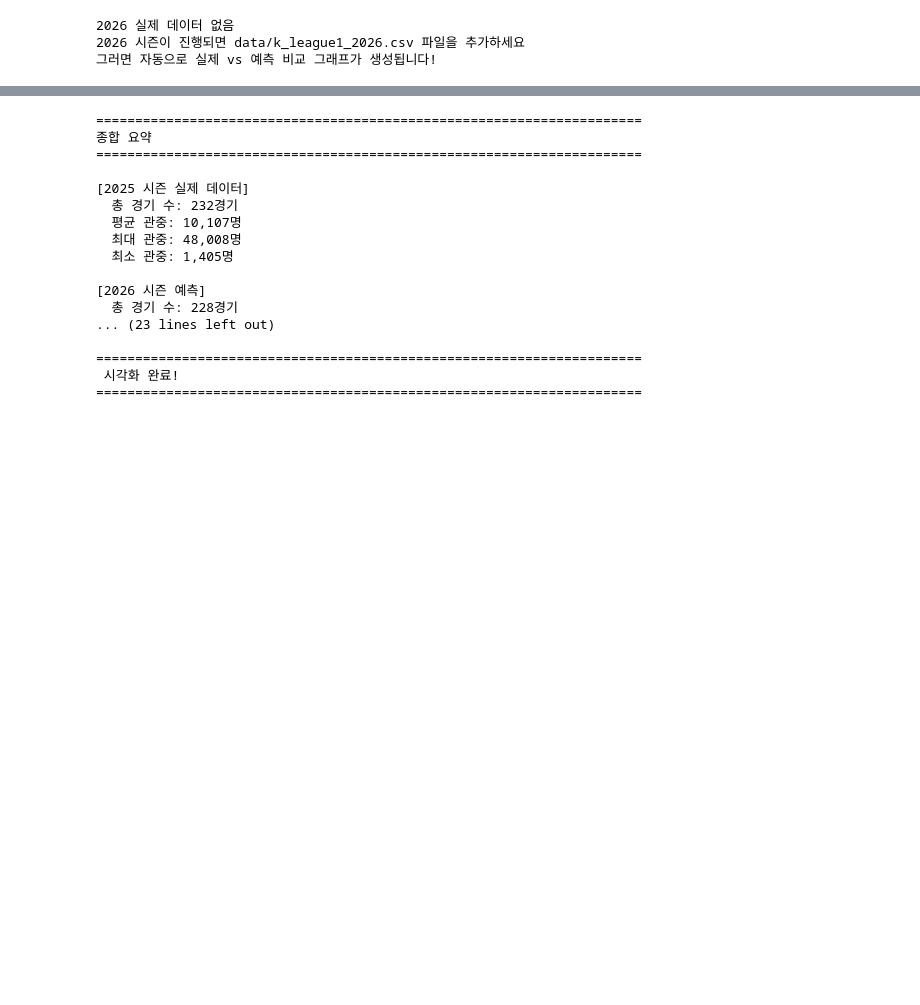
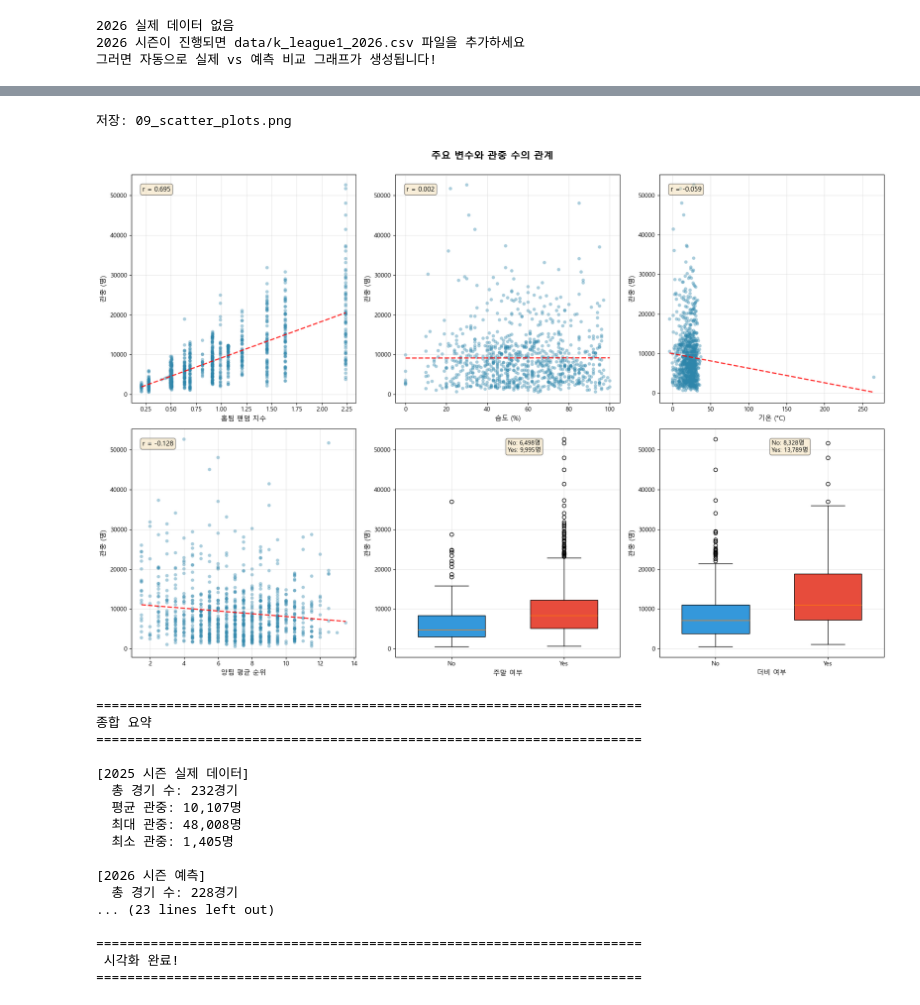
Before and after one commit to namgilwoo999/kleague-attendance-prediction-prophet, a Jupyter notebook: visualization.ipynb, the cells around one changed output, grey strips where cells are left out. Cells and saved outputs as stored; diff of their text form; code cells hidden in the pictures; blank space fills up the shorter version.

```diff
--- a/visualization.ipynb
+++ b/visualization.ipynb
@@ -589 +671,71 @@ else:
+# %%
+# 그래프 9: 주요 변수 산점도
+fig, axes = plt.subplots(2, 3, figsize=(18, 12))
+axes = axes.flatten()
+
+scatter_vars = [
+    ("home_team_factor", "홈팀 팬덤 지수"),
+    ("humidity", "습도 (%)"),
+    ("temperature", "기온 (°C)"),
+    ("rank_avg", "양팀 평균 순위"),
+    ("is_weekend", "주말 여부"),
+    ("is_derby", "더비 여부")
+]
+
+for idx, (var, title) in enumerate(scatter_vars):
+    ax = axes[idx]
+
+    if var in ["is_weekend", "is_derby"]:
+        # 카테고리형: 박스플롯
+        data_0 = df_corr[df_corr[var] == 0]["attendance"]
+        data_1 = df_corr[df_corr[var] == 1]["attendance"]
+
+        bp = ax.boxplot([data_0, data_1], tick_labels=["No", "Yes"],
+                        patch_artist=True, widths=0.6)
+        bp["boxes"][0].set_facecolor("#3498db")
+        bp["boxes"][1].set_facecolor("#e74c3c")
+
+        ax.set_xlabel(title, fontsize=11)
+        ax.set_ylabel("관중 (명)", fontsize=11)
+
+        # 평균값 표시
+        avg_0 = data_0.mean()
+        avg_1 = data_1.mean()
+        ax.text(0.5, 0.95, f"No: {avg_0:,.0f}명\nYes: {avg_1:,.0f}명",
+                transform=ax.transAxes, fontsize=10,
+                verticalalignment="top", bbox=dict(boxstyle="round",
+                facecolor="wheat", alpha=0.5))
+    else:
+        # 연속형: 산점도 + 추세선
+        ax.scatter(df_corr[var], df_corr["attendance"],
+                  alpha=0.4, s=30, color="#2E86AB", edgecolors="none")
+
+        # 추세선
+        valid_idx = df_corr[var].notna()
+        z = np.polyfit(df_corr.loc[valid_idx, var],
+                      df_corr.loc[valid_idx, "attendance"], 1)
+        p = np.poly1d(z)
+        x_line = np.linspace(df_corr[var].min(), df_corr[var].max(), 100)
+        ax.plot(x_line, p(x_line), "r--", lw=2, alpha=0.8)
+
+        ax.set_xlabel(title, fontsize=11)
+        ax.set_ylabel("관중 (명)", fontsize=11)
+
+        # 상관계수 표시
+        corr_val = correlation_matrix.loc["attendance", var]
+        ax.text(0.05, 0.95, f"r = {corr_val:.3f}",
+                transform=ax.transAxes, fontsize=11,
+                verticalalignment="top", bbox=dict(boxstyle="round",
+                facecolor="wheat", alpha=0.5))
+
+    ax.grid(True, alpha=0.3)
+
+plt.suptitle("주요 변수와 관중 수의 관계", fontsize=16, fontweight="bold", y=1.00)
+plt.tight_layout()
+plt.savefig(figures_path / "09_scatter_plots.png", dpi=300, bbox_inches="tight")
+print("저장: 09_scatter_plots.png")
+plt.show()
+# %% [output]
+저장: 09_scatter_plots.png
+[figure, added]
 # %%
```
Also changed, not shown: parts of 14 cells of this notebook, 18 other files.
